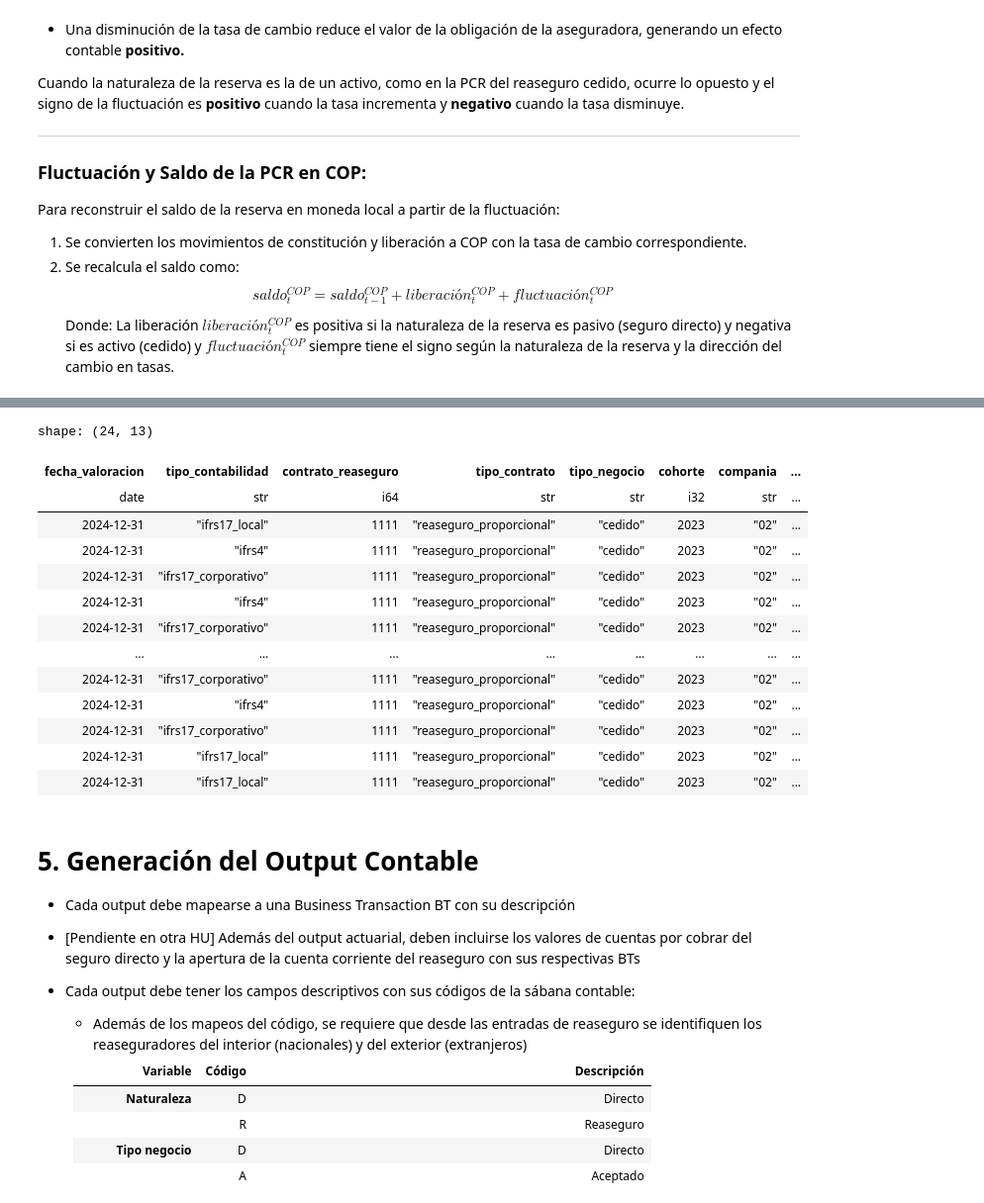
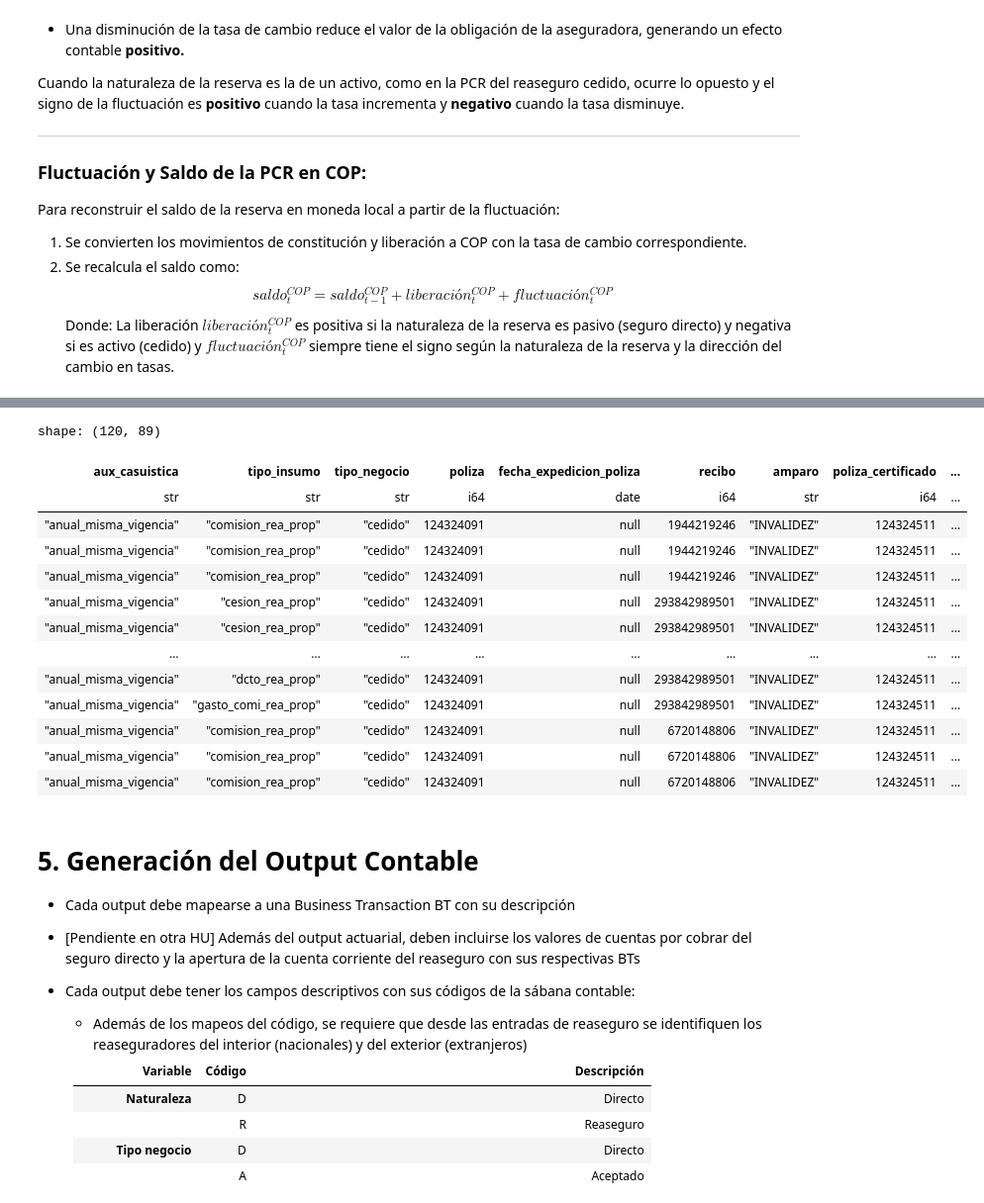
Before and after one commit to sebastobone/prototipo-pcr, a Jupyter notebook: prototipo_pcr/notebook_proceso.ipynb, the cells around one changed output, grey strips where cells are left out. Shown at 99% size. Drawn from its saved outputs; the diff is of its cells as text; code cells hidden in the pictures.

```diff
--- a/prototipo_pcr/notebook_proceso.ipynb
+++ b/prototipo_pcr/notebook_proceso.ipynb
@@ -535,21 +543,21 @@ shape: (48, 16)
-# %%
-# El historico actualizado se debe guardar
-output_hist_deterioro
-# %% [output]
-shape: (24, 13)
-| fecha_valoracion | tipo_contabilidad | contrato_reaseguro | tipo_contrato | tipo_negocio | cohorte | compania | ... |
-| date | str | i64 | str | str | i32 | str | ... |
-| 2024-12-31 | "ifrs17_local" | 1111 | "reaseguro_proporcional" | "cedido" | 2023 | "02" | ... |
-| 2024-12-31 | "ifrs4" | 1111 | "reaseguro_proporcional" | "cedido" | 2023 | "02" | ... |
-| 2024-12-31 | "ifrs17_corporativo" | 1111 | "reaseguro_proporcional" | "cedido" | 2023 | "02" | ... |
-| 2024-12-31 | "ifrs4" | 1111 | "reaseguro_proporcional" | "cedido" | 2023 | "02" | ... |
-| 2024-12-31 | "ifrs17_corporativo" | 1111 | "reaseguro_proporcional" | "cedido" | 2023 | "02" | ... |
-| … | … | … | … | … | … | … | ... |
-| 2024-12-31 | "ifrs17_corporativo" | 1111 | "reaseguro_proporcional" | "cedido" | 2023 | "02" | ... |
-| 2024-12-31 | "ifrs4" | 1111 | "reaseguro_proporcional" | "cedido" | 2023 | "02" | ... |
-| 2024-12-31 | "ifrs17_corporativo" | 1111 | "reaseguro_proporcional" | "cedido" | 2023 | "02" | ... |
-| 2024-12-31 | "ifrs17_local" | 1111 | "reaseguro_proporcional" | "cedido" | 2023 | "02" | ... |
-| 2024-12-31 | "ifrs17_local" | 1111 | "reaseguro_proporcional" | "cedido" | 2023 | "02" | ... |
+# %%
+# solo los casos en que aplica deterioro
+output_deterioro.filter(pl.col('liberacion_deterioro').is_not_null())
+# %% [output]
+shape: (120, 89)
+| aux_casuistica | tipo_insumo | tipo_negocio | poliza | fecha_expedicion_poliza | recibo | amparo | poliza_certificado | ... |
+| str | str | str | i64 | date | i64 | str | i64 | ... |
+| "anual_misma_vigencia" | "comision_rea_prop" | "cedido" | 124324091 | null | 1944219246 | "INVALIDEZ" | 124324511 | ... |
+| "anual_misma_vigencia" | "comision_rea_prop" | "cedido" | 124324091 | null | 1944219246 | "INVALIDEZ" | 124324511 | ... |
+| "anual_misma_vigencia" | "comision_rea_prop" | "cedido" | 124324091 | null | 1944219246 | "INVALIDEZ" | 124324511 | ... |
+| "anual_misma_vigencia" | "cesion_rea_prop" | "cedido" | 124324091 | null | 293842989501 | "INVALIDEZ" | 124324511 | ... |
+| "anual_misma_vigencia" | "cesion_rea_prop" | "cedido" | 124324091 | null | 293842989501 | "INVALIDEZ" | 124324511 | ... |
+| … | … | … | … | … | … | … | … | ... |
+| "anual_misma_vigencia" | "dcto_rea_prop" | "cedido" | 124324091 | null | 293842989501 | "INVALIDEZ" | 124324511 | ... |
+| "anual_misma_vigencia" | "gasto_comi_rea_prop" | "cedido" | 124324091 | null | 293842989501 | "INVALIDEZ" | 124324511 | ... |
+| "anual_misma_vigencia" | "comision_rea_prop" | "cedido" | 124324091 | null | 6720148806 | "INVALIDEZ" | 124324511 | ... |
+| "anual_misma_vigencia" | "comision_rea_prop" | "cedido" | 124324091 | null | 6720148806 | "INVALIDEZ" | 124324511 | ... |
+| "anual_misma_vigencia" | "comision_rea_prop" | "cedido" | 124324091 | null | 6720148806 | "INVALIDEZ" | 124324511 | ... |
 # %% [markdown]
 # 5. Generación del Output Contable
 - Cada output debe mapearse a una Business Transaction BT con su descripción
```
Also changed, not shown: parts of 14 cells of this notebook.
